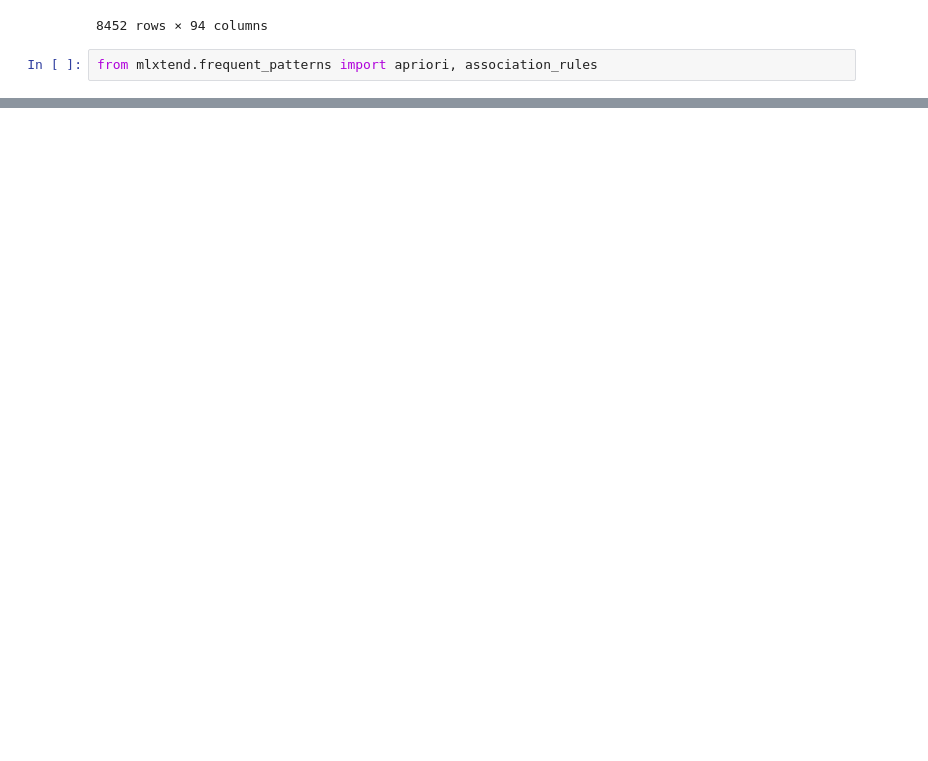
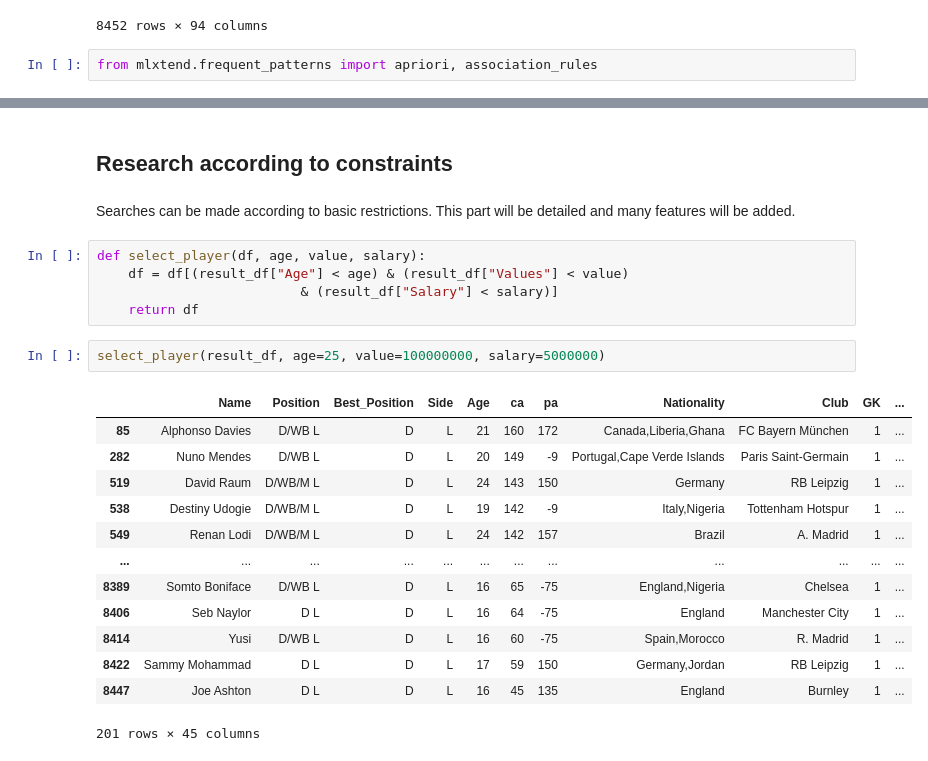
Before and after one commit to emirberk-almaci/Player-Recommendation-System, a Jupyter notebook: main.ipynb, the cells around one changed output, grey strips where cells are left out. Saved outputs shown, nothing was run; the diff lists cells and outputs as text; blank space fills up the shorter version.

```diff
--- a/main.ipynb
+++ b/main.ipynb
@@ -222,0 +300,25 @@ frequent_itemsets
+# %% [markdown]
+## Research according to constraints
+# %% [markdown]
+Searches can be made according to basic restrictions. This part will be detailed and many features will be added.
+# %%
+def select_player(df, age, value, salary):
+    df = df[(result_df["Age"] < age) & (result_df["Values"] < value)
+                          & (result_df["Salary"] < salary)]
+    return df
+# %%
+select_player(result_df, age=25, value=100000000, salary=5000000)
+# %% [output]
+|  | Name | Position | Best_Position | Side | Age | ca | pa | Nationality | Club | GK | ... |
+| 85 | Alphonso Davies | D/WB L | D | L | 21 | 160 | 172 | Canada,Liberia,Ghana | FC Bayern München | 1 | ... |
+| 282 | Nuno Mendes | D/WB L | D | L | 20 | 149 | -9 | Portugal,Cape Verde Islands | Paris Saint-Germain | 1 | ... |
+| 519 | David Raum | D/WB/M L | D | L | 24 | 143 | 150 | Germany | RB Leipzig | 1 | ... |
+| 538 | Destiny Udogie | D/WB/M L | D | L | 19 | 142 | -9 | Italy,Nigeria | Tottenham Hotspur | 1 | ... |
+| 549 | Renan Lodi | D/WB/M L | D | L | 24 | 142 | 157 | Brazil | A. Madrid | 1 | ... |
+| ... | ... | ... | ... | ... | ... | ... | ... | ... | ... | ... | ... |
+| 8389 | Somto Boniface | D/WB L | D | L | 16 | 65 | -75 | England,Nigeria | Chelsea | 1 | ... |
+| 8406 | Seb Naylor | D L | D | L | 16 | 64 | -75 | England | Manchester City | 1 | ... |
+| 8414 | Yusi | D/WB L | D | L | 16 | 60 | -75 | Spain,Morocco | R. Madrid | 1 | ... |
+| 8422 | Sammy Mohammad | D L | D | L | 17 | 59 | 150 | Germany,Jordan | RB Leipzig | 1 | ... |
+| 8447 | Joe Ashton | D L | D | L | 16 | 45 | 135 | England | Burnley | 1 | ... |
+201 rows × 45 columns
```
Also changed, not shown: parts of 9 cells of this notebook.
